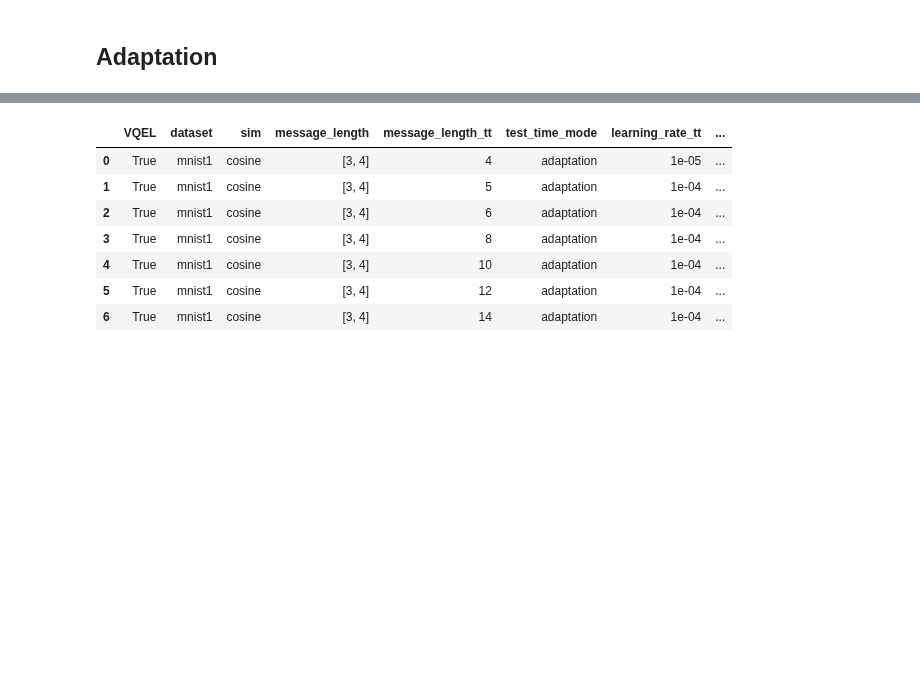
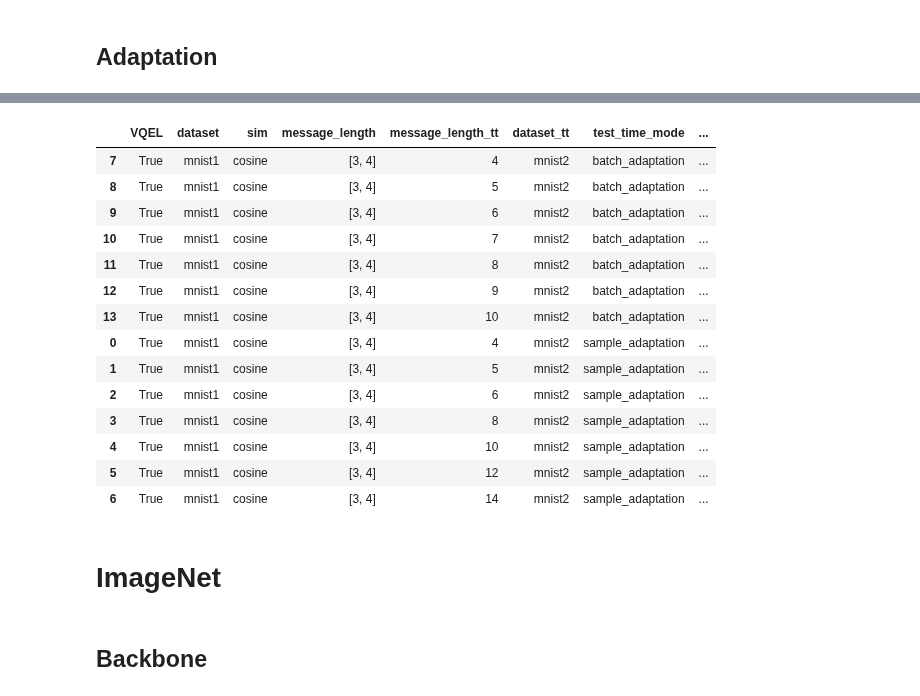
Before and after one commit to MehdiJmlkh/Test-Time-Emergent-Language, a Jupyter notebook: VQTT/results.ipynb, the cells around one changed output, grey strips where cells are left out. Drawn from its saved outputs; the diff is of its cells as text; code cells hidden in the pictures; blank space fills up the shorter version.

```diff
--- a/VQTT/results.ipynb
+++ b/VQTT/results.ipynb
@@ -234,6 +239,33 @@ write(
 """
 )
 # %%
+backbone_cols = [
+    "VQEL",
+    "dataset",
+    "sim",
+    "message_length",
+    "message_length_tt",
+    "dataset_tt",
+    "test_time_mode",
+    "mutual_play_accuracy",
+    "test_time_mutual_accuracy",
+    "test_time_self_accuracy",
+    "path",
+]
+
+baseline_cols = [
+    "VQEL",
+    "dataset",
+    "sim",
+    "message_length",
+    "message_length_tt",
+    "dataset_tt",
+    "test_time_mode",
+    "test_time_mutual_accuracy",
+    "test_time_self_accuracy",
+    "path",
+]
+
 scaling_cols = [
     "VQEL",
     "dataset",
@@ -244,8 +276,8 @@ scaling_cols = [
     "test_time_mode",
     "sampling_temperature_tt",
     "best_of_n",
-    "test_time_training_accuracy",
-    "test_time_self_play_accuracy",
+    "test_time_mutual_accuracy",
+    "test_time_self_accuracy",
     "path",
 ]
 
@@ -266,11 +298,12 @@ adapt_cols = [
     "sim",
     "message_length",
     "message_length_tt",
+    "dataset_tt",
     "test_time_mode",
     "learning_rate_tt",
     "num_iterations",
-    "test_time_training_accuracy",
-    "test_time_self_play_accuracy",
+    "test_time_mutual_accuracy",
+    "test_time_self_accuracy",
     "path",
 ]
 
@@ -555,11 +651,10 @@ add_heading(3, "VQEL - Cosine")
 
 res = filter_df({
     "dataset": "mnist1",
-    "sim": "cosine",
     "VQEL": True,
-    "test_time_mode": "adaptation"
-}, sort_by=["message_length", "message_length_tt", "learning_rate_tt", "num_iterations"])
+    "test_time_mode": ["sample_adaptation", "batch_adaptation"]
+}, sort_by=["test_time_mode", "message_length_tt", "learning_rate_tt", "num_iterations"])
 
 to_html(res[scaling_cols_report])
 
-# res[adapt_cols]
+res[adapt_cols]
@@ -566,12 +679,23 @@ to_html(res[scaling_cols_report])
 # %%
-final = extract_maxes(res, cols=["message_length", "message_length_tt"])
+final = extract_maxes(res, cols=["test_time_mode", "message_length_tt"])
 final[adapt_cols]
 # %% [output]
-|  | VQEL | dataset | sim | message_length | message_length_tt | test_time_mode | learning_rate_tt | ... |
-| 0 | True | mnist1 | cosine | [3, 4] | 4 | adaptation | 1e-05 | ... |
-| 1 | True | mnist1 | cosine | [3, 4] | 5 | adaptation | 1e-04 | ... |
-| 2 | True | mnist1 | cosine | [3, 4] | 6 | adaptation | 1e-04 | ... |
-| 3 | True | mnist1 | cosine | [3, 4] | 8 | adaptation | 1e-04 | ... |
-| 4 | True | mnist1 | cosine | [3, 4] | 10 | adaptation | 1e-04 | ... |
-| 5 | True | mnist1 | cosine | [3, 4] | 12 | adaptation | 1e-04 | ... |
-| 6 | True | mnist1 | cosine | [3, 4] | 14 | adaptation | 1e-04 | ... |
+|  | VQEL | dataset | sim | message_length | message_length_tt | dataset_tt | test_time_mode | ... |
+| 7 | True | mnist1 | cosine | [3, 4] | 4 | mnist2 | batch_adaptation | ... |
+| 8 | True | mnist1 | cosine | [3, 4] | 5 | mnist2 | batch_adaptation | ... |
+| 9 | True | mnist1 | cosine | [3, 4] | 6 | mnist2 | batch_adaptation | ... |
+| 10 | True | mnist1 | cosine | [3, 4] | 7 | mnist2 | batch_adaptation | ... |
+| 11 | True | mnist1 | cosine | [3, 4] | 8 | mnist2 | batch_adaptation | ... |
+| 12 | True | mnist1 | cosine | [3, 4] | 9 | mnist2 | batch_adaptation | ... |
+| 13 | True | mnist1 | cosine | [3, 4] | 10 | mnist2 | batch_adaptation | ... |
+| 0 | True | mnist1 | cosine | [3, 4] | 4 | mnist2 | sample_adaptation | ... |
+| 1 | True | mnist1 | cosine | [3, 4] | 5 | mnist2 | sample_adaptation | ... |
+| 2 | True | mnist1 | cosine | [3, 4] | 6 | mnist2 | sample_adaptation | ... |
+| 3 | True | mnist1 | cosine | [3, 4] | 8 | mnist2 | sample_adaptation | ... |
+| 4 | True | mnist1 | cosine | [3, 4] | 10 | mnist2 | sample_adaptation | ... |
+| 5 | True | mnist1 | cosine | [3, 4] | 12 | mnist2 | sample_adaptation | ... |
+| 6 | True | mnist1 | cosine | [3, 4] | 14 | mnist2 | sample_adaptation | ... |
+# %% [markdown]
+# ImageNet
+# %% [markdown]
+## Backbone
```
Also changed, not shown: parts of 32 cells of this notebook.
